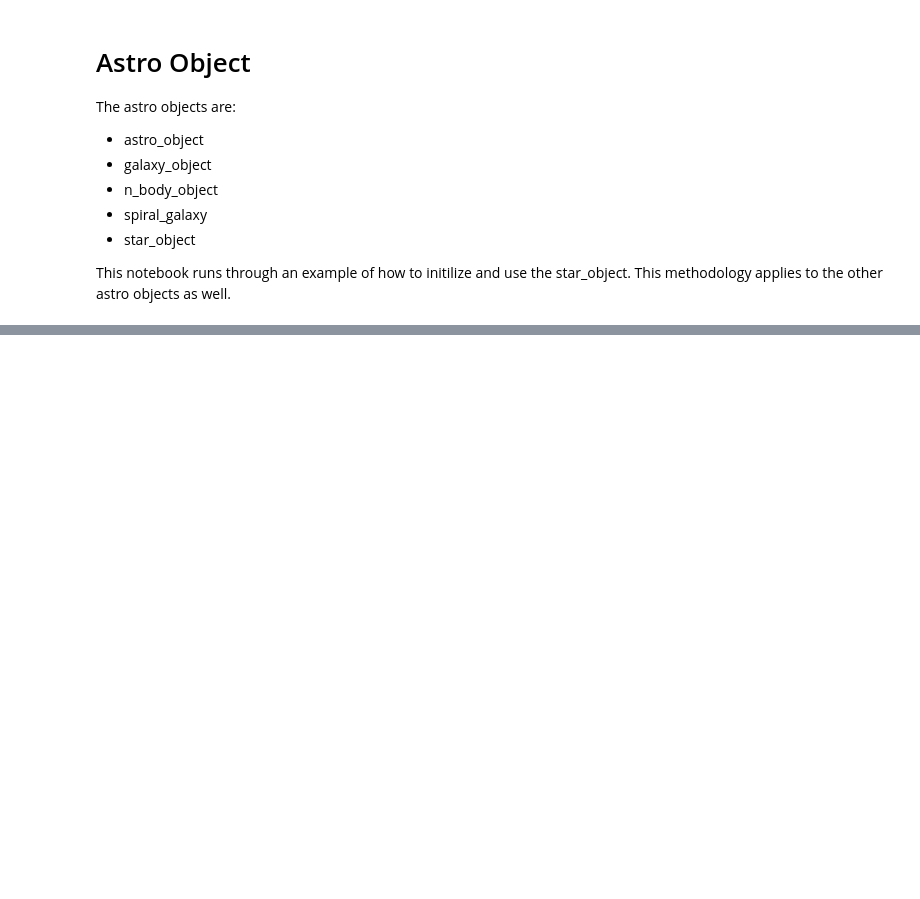
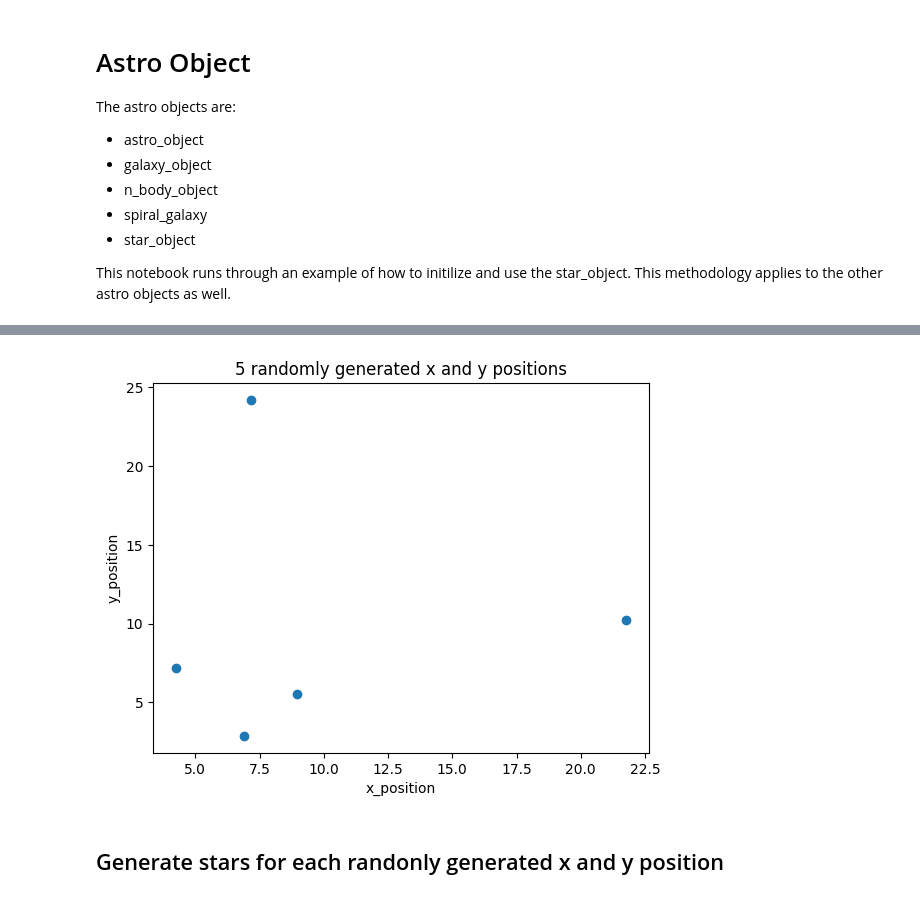
Before and after one commit to deepskies/DeepBench, a Jupyter notebook: notebooks/Astro Object Example.ipynb, the cells around one changed output, grey strips where cells are left out. Cells and saved outputs as stored; diff of their text form; code cells hidden in the pictures; blank space fills up the shorter version.

```diff
--- a/notebooks/Astro Object Example.ipynb
+++ b/notebooks/Astro Object Example.ipynb
@@ -28,2 +31,15 @@ star = StarObject(
+# %%
+x_position, y_position = np.random.default_rng().uniform(low=1, high=27, size=(2, 5))
+plt.clf()
+plt.scatter(x_position, y_position)
+plt.xlabel('x_position')
+plt.ylabel('y_position')
+plt.title('5 randomly generated x and y positions')
+#plt.aspect_ratio('square')
+plt.show()
+# %% [output]
+[figure, added]
+# %% [markdown]
+## Generate stars for each randonly generated x and y position
 # %%
 generated_stars = []
```
Also changed, not shown: parts of 11 cells of this notebook.
